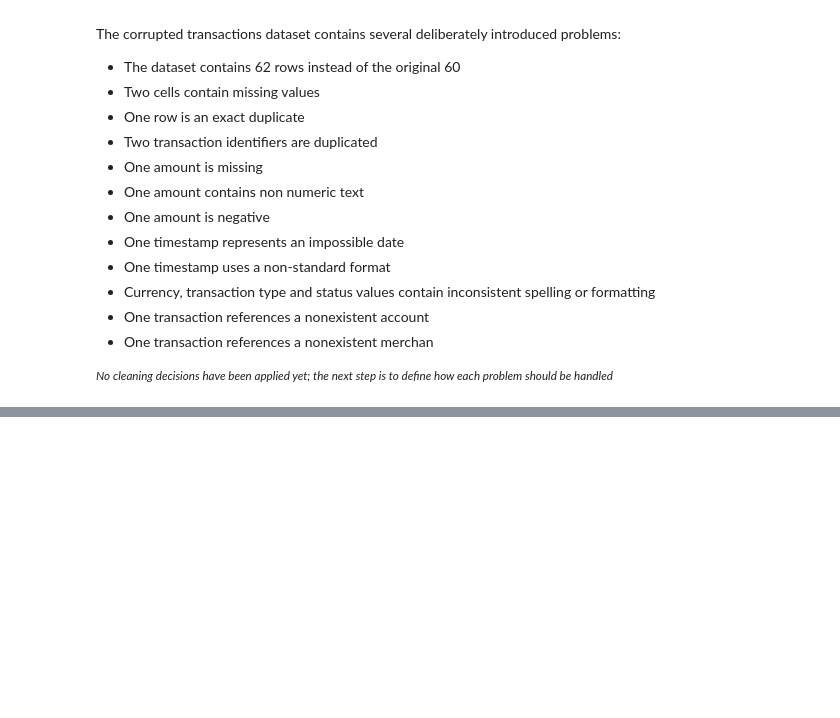
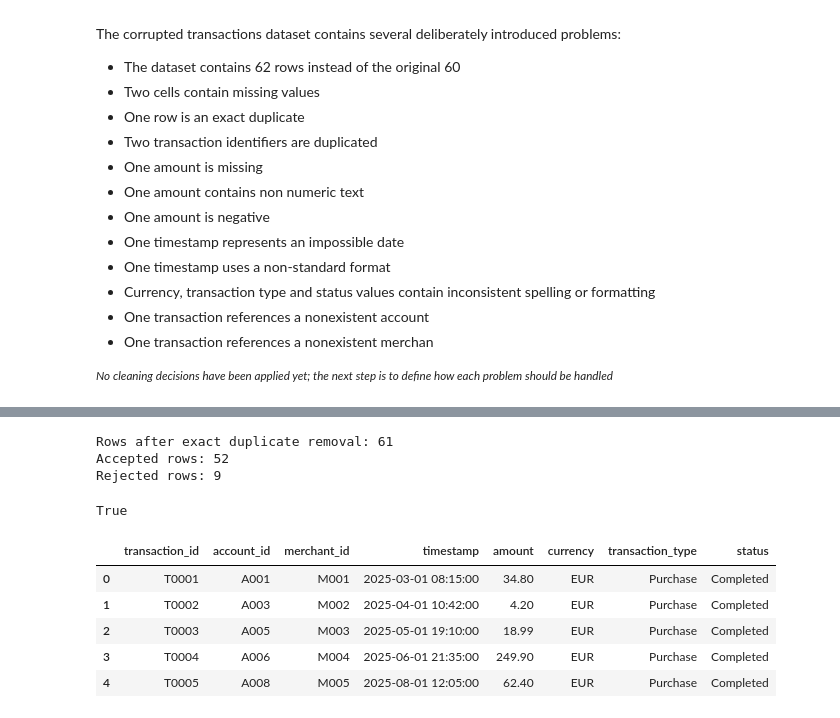
Before and after one commit to glezirene/transaction-intelligence, a Jupyter notebook: notebooks/02_data_quality.ipynb, the cells around one changed output, grey strips where cells are left out. Cells and saved outputs as stored; diff of their text form; code cells hidden in the pictures; blank space fills up the shorter version.

```diff
--- a/notebooks/02_data_quality.ipynb
+++ b/notebooks/02_data_quality.ipynb
@@ -428,0 +691,48 @@ The corrupted transactions dataset contains several deliberately introduced prob
+# %%
+# ACCEPTED
+transactions_clean = (working_transactions.loc[~reject_mask]).copy()
+# %%
+print(
+    f"Rows after exact duplicate removal: "
+    f"{len(working_transactions)}"
+)
+
+print(
+    f"Accepted rows: "
+    f"{len(transactions_clean)}"
+)
+
+print(
+    f"Rejected rows: "
+    f"{len(transactions_rejected)}"
+)
+# %% [output]
+Rows after exact duplicate removal: 61
+Accepted rows: 52
+Rejected rows: 9
+# %%
+(
+    len(transactions_clean)
+    + len(transactions_rejected)
+    == len(working_transactions)
+)
+# %% [output]
+True
+# %%
+# To prepare the clean dataframe, in the acccepted rows I substitute the original columns with the converted versions
+
+transactions_clean["amount"] = transactions_clean["amount_parsed"]
+transactions_clean["timestamp"] = transactions_clean["timestamp_parsed"]
+
+# I also eliminate the aux columns
+
+transactions_clean = (transactions_clean.drop(columns = ["amount_parsed", "timestamp_parsed"]).reset_index(drop = True))
+# %%
+transactions_clean.head()
+# %% [output]
+|  | transaction_id | account_id | merchant_id | timestamp | amount | currency | transaction_type | status |
+| 0 | T0001 | A001 | M001 | 2025-03-01 08:15:00 | 34.80 | EUR | Purchase | Completed |
+| 1 | T0002 | A003 | M002 | 2025-04-01 10:42:00 | 4.20 | EUR | Purchase | Completed |
+| 2 | T0003 | A005 | M003 | 2025-05-01 19:10:00 | 18.99 | EUR | Purchase | Completed |
+| 3 | T0004 | A006 | M004 | 2025-06-01 21:35:00 | 249.90 | EUR | Purchase | Completed |
+| 4 | T0005 | A008 | M005 | 2025-08-01 12:05:00 | 62.40 | EUR | Purchase | Completed |
```
Also changed, not shown: parts of 45 cells of this notebook, 3 other files.
